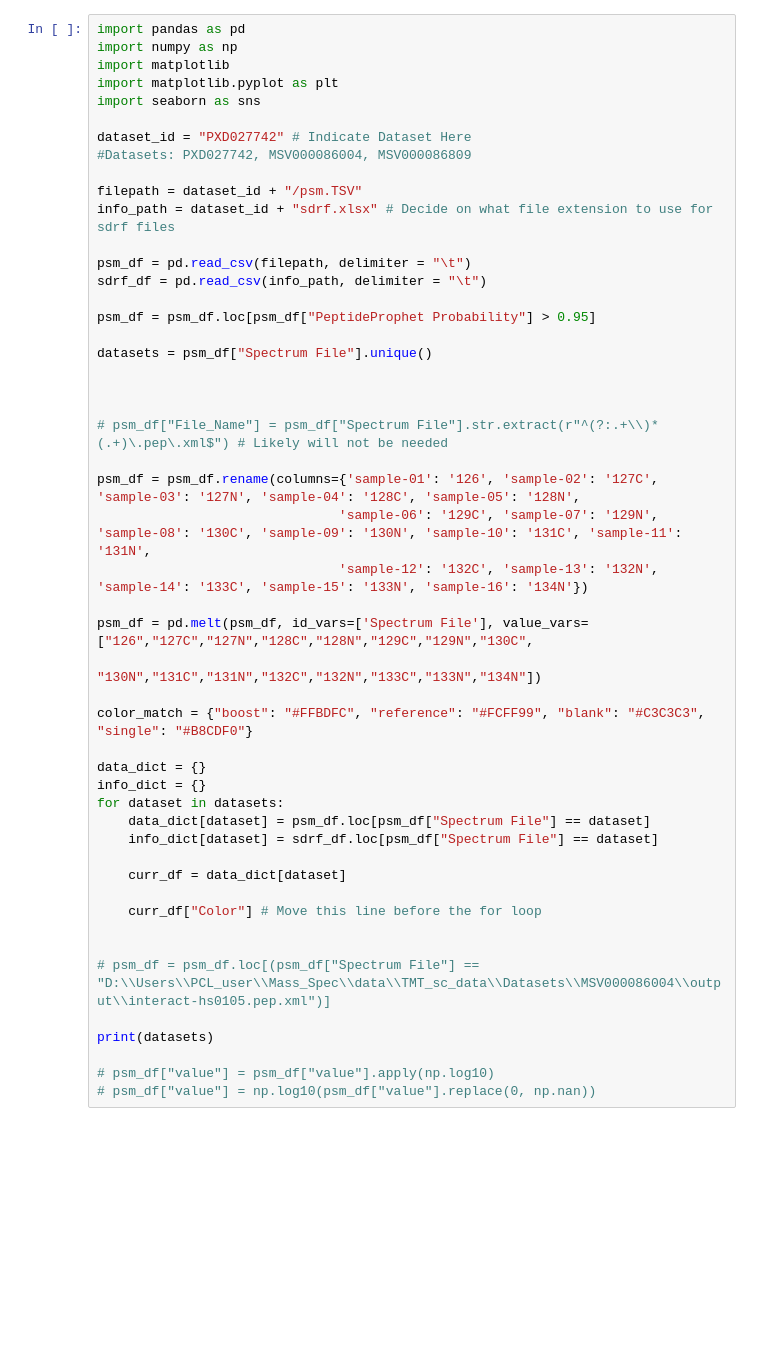
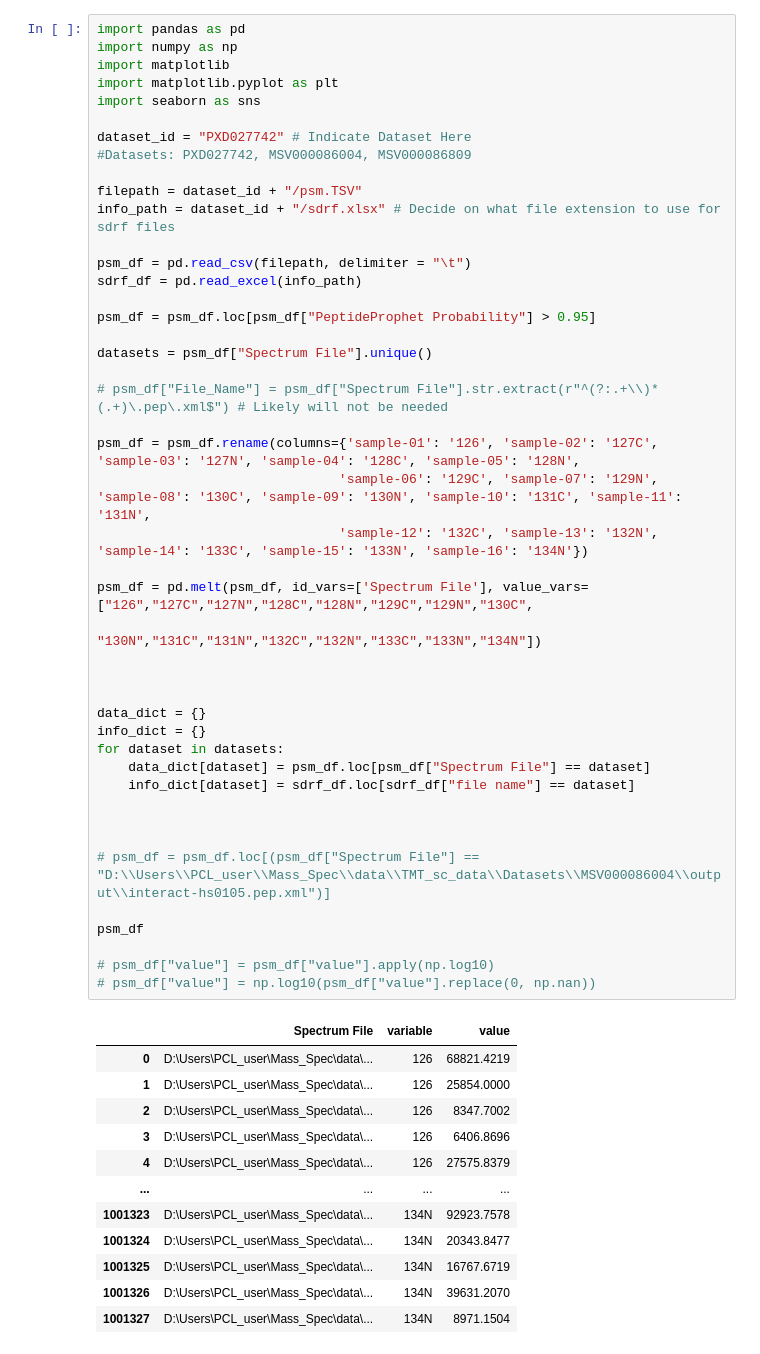
Before and after one commit to PayneLab/TMT_QC, a Jupyter notebook: Protein Abundance Graphic.ipynb, the cells around one changed output. Cells and saved outputs as stored; diff of their text form; blank space fills up the shorter version.

```diff
--- a/Protein Abundance Graphic.ipynb
+++ b/Protein Abundance Graphic.ipynb
@@ -9,43 +9,50 @@ dataset_id = "PXD027742" # Indicate Dataset Here
 #Datasets: PXD027742, MSV000086004, MSV000086809
 
 filepath = dataset_id + "/psm.TSV"
-info_path = dataset_id + "sdrf.xlsx" # Decide on what file extension to use for sdrf files
+info_path = dataset_id + "/sdrf.xlsx" # Decide on what file extension to use for sdrf files
 
 psm_df = pd.read_csv(filepath, delimiter = "\t")
-sdrf_df = pd.read_csv(info_path, delimiter = "\t")
+sdrf_df = pd.read_excel(info_path)
 
 psm_df = psm_df.loc[psm_df["PeptideProphet Probability"] > 0.95]
 
 datasets = psm_df["Spectrum File"].unique()
-
-
 
 # psm_df["File_Name"] = psm_df["Spectrum File"].str.extract(r"^(?:.+\\)*(.+)\.pep\.xml$") # Likely will not be needed
 
 psm_df = psm_df.rename(columns={'sample-01': '126', 'sample-02': '127C', 'sample-03': '127N', 'sample-04': '128C', 'sample-05': '128N',
                                'sample-06': '129C', 'sample-07': '129N', 'sample-08': '130C', 'sample-09': '130N', 'sample-10': '131C', 'sample-11': '131N',
                                'sample-12': '132C', 'sample-13': '132N', 'sample-14': '133C', 'sample-15': '133N', 'sample-16': '134N'})
 
 psm_df = pd.melt(psm_df, id_vars=['Spectrum File'], value_vars=["126","127C","127N","128C","128N","129C","129N","130C",
-                                                          "130N","131C","131N","132C","132N","133C","133N","134N"])
+                                                                "130N","131C","131N","132C","132N","133C","133N","134N"])
 
-color_match = {"boost": "#FFBDFC", "reference": "#FCFF99", "blank": "#C3C3C3", "single": "#B8CDF0"}
+
 
 data_dict = {}
 info_dict = {}
 for dataset in datasets:
     data_dict[dataset] = psm_df.loc[psm_df["Spectrum File"] == dataset]
-    info_dict[dataset] = sdrf_df.loc[psm_df["Spectrum File"] == dataset]
+    info_dict[dataset] = sdrf_df.loc[sdrf_df["file name"] == dataset]
 
-    curr_df = data_dict[dataset]
-
-    curr_df["Color"] # Move this line before the for loop
 
 
 # psm_df = psm_df.loc[(psm_df["Spectrum File"] == "D:\\Users\\PCL_user\\Mass_Spec\\data\\TMT_sc_data\\Datasets\\MSV000086004\\output\\interact-hs0105.pep.xml")]
 
-print(datasets)
+psm_df
 
 # psm_df["value"] = psm_df["value"].apply(np.log10)
 # psm_df["value"] = np.log10(psm_df["value"].replace(0, np.nan))
 # %% [output]
+|  | Spectrum File | variable | value |
+| 0 | D:\Users\PCL_user\Mass_Spec\data\... | 126 | 68821.4219 |
+| 1 | D:\Users\PCL_user\Mass_Spec\data\... | 126 | 25854.0000 |
+| 2 | D:\Users\PCL_user\Mass_Spec\data\... | 126 | 8347.7002 |
+| 3 | D:\Users\PCL_user\Mass_Spec\data\... | 126 | 6406.8696 |
+| 4 | D:\Users\PCL_user\Mass_Spec\data\... | 126 | 27575.8379 |
+| ... | ... | ... | ... |
+| 1001323 | D:\Users\PCL_user\Mass_Spec\data\... | 134N | 92923.7578 |
+| 1001324 | D:\Users\PCL_user\Mass_Spec\data\... | 134N | 20343.8477 |
+| 1001325 | D:\Users\PCL_user\Mass_Spec\data\... | 134N | 16767.6719 |
+| 1001326 | D:\Users\PCL_user\Mass_Spec\data\... | 134N | 39631.2070 |
+| 1001327 | D:\Users\PCL_user\Mass_Spec\data\... | 134N | 8971.1504 |
```
Also changed, not shown: parts of 4 cells of this notebook, 4 other files.
